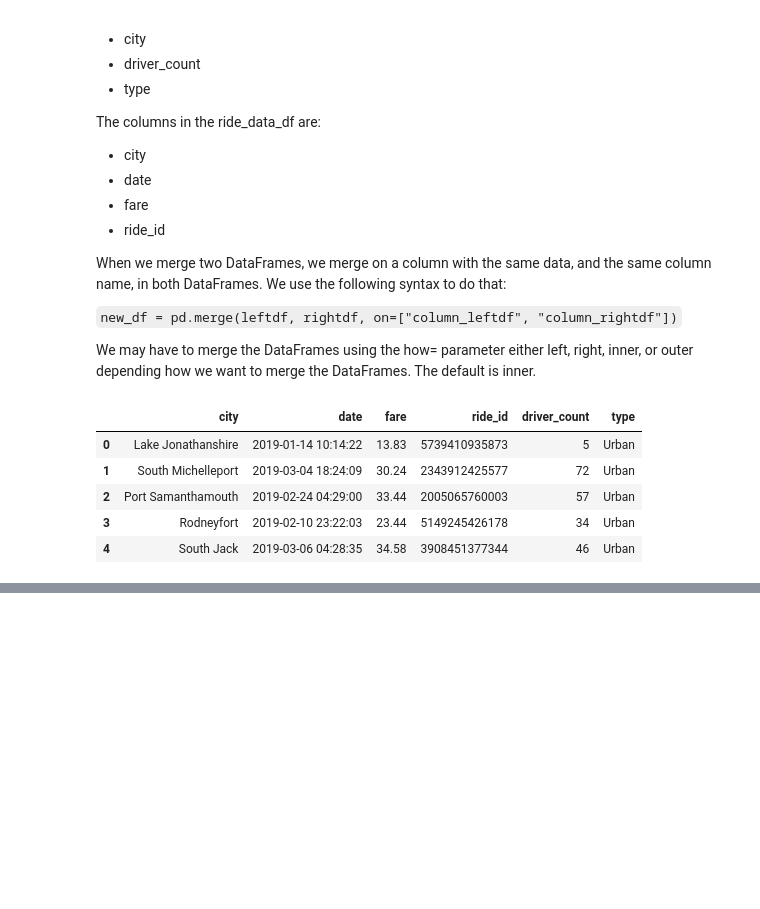
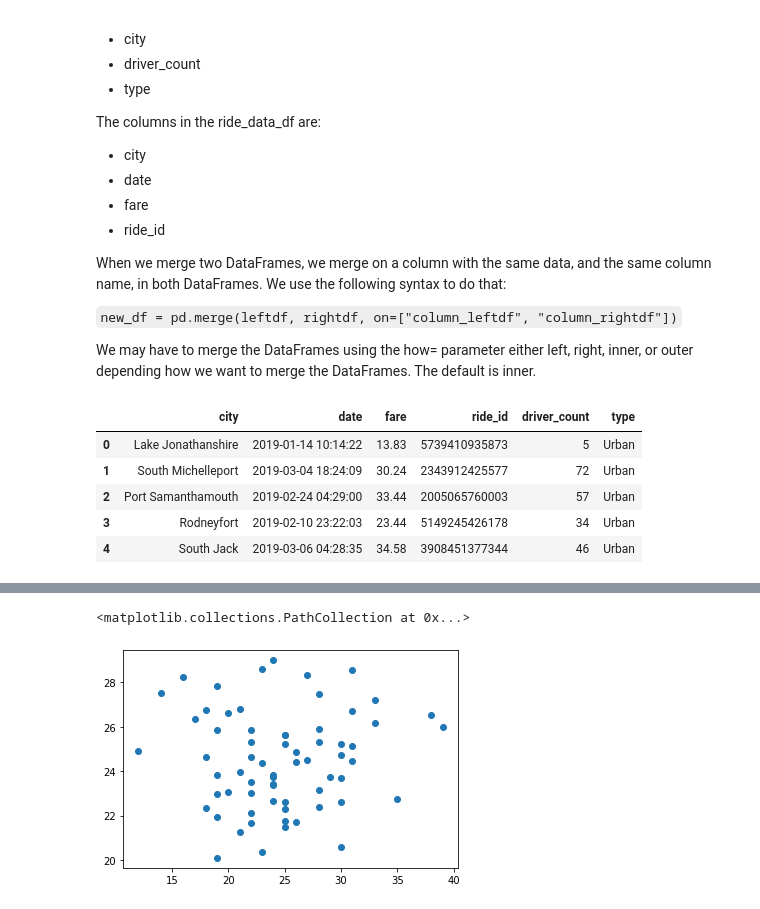
Before and after one commit to joshuanallen/PyBer_Analysis, a Jupyter notebook: PyBer.ipynb, the cells around one changed output, grey strips where cells are left out. Cells and saved outputs as stored; diff of their text form; code cells hidden in the pictures; blank space fills up the shorter version.

```diff
--- a/PyBer.ipynb
+++ b/PyBer.ipynb
@@ -166,0 +179,4 @@ pyber_data_df.head()
+# %%
+# Create the Urban city DataFrame.
+urban_cities_df = pyber_data_df[pyber_data_df["type"] == "Urban"]
+urban_cities_df.head()
@@ -166,0 +212,5 @@ pyber_data_df.head()
+# %%
+# Get the number of rides for urban cities.
+# Formula groups data by city and counts how many ride_id rows are associated with each group to get a total count
+urban_ride_count = urban_cities_df.groupby(["city"]).count()["ride_id"]
+urban_ride_count.head(10)
@@ -166,0 +235,5 @@ pyber_data_df.head()
+# %%
+# Use chain method to get average city fare for each city
+# Get average fare for each city in the urban cities.
+urban_avg_fare = urban_cities_df.groupby(["city"]).mean()["fare"]
+urban_avg_fare.head()
@@ -166,0 +275,6 @@ pyber_data_df.head()
+# %%
+# Build the scatter plots for urban cities.
+plt.scatter(urban_ride_count, urban_avg_fare)
+# %% [output]
+<matplotlib.collections.PathCollection at 0x...>
+[figure, added]
```
Also changed, not shown: parts of 21 cells of this notebook, 2 other files.
